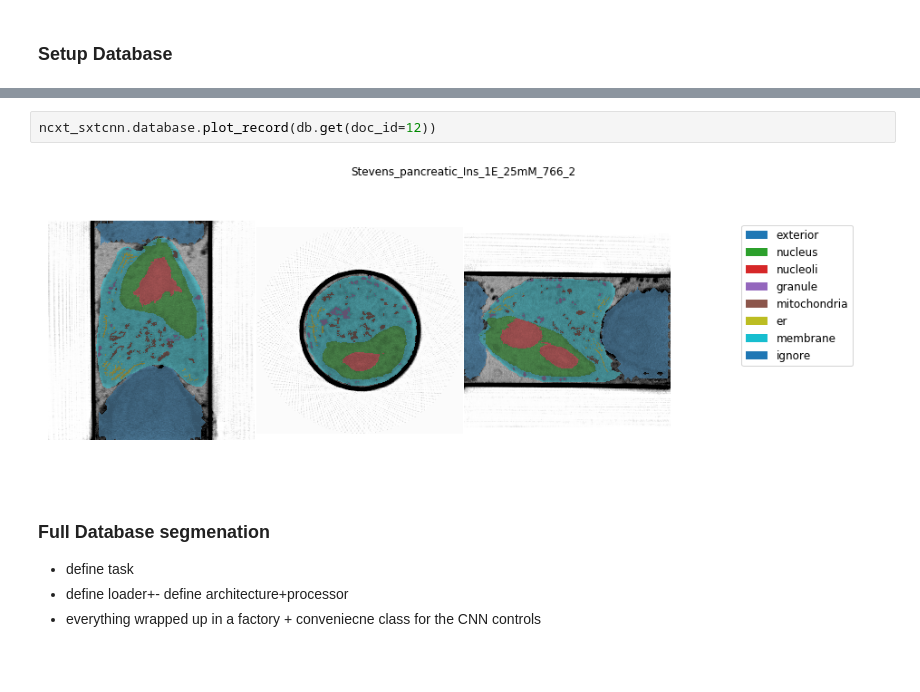
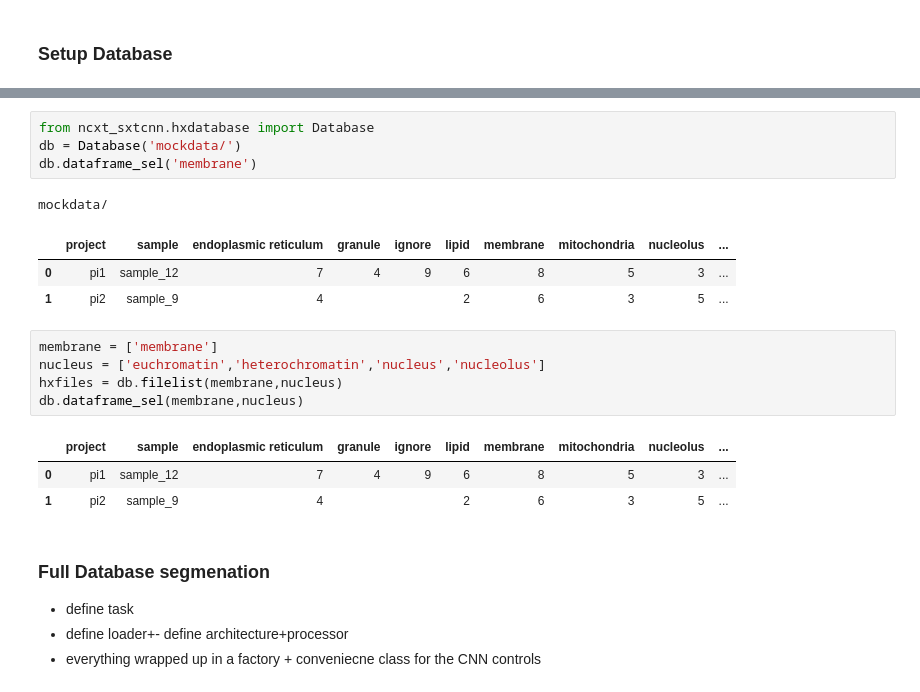
Before and after one commit to ncxt/ncxt_sxtcnn, a Jupyter notebook: example_ncxt.ipynb, the cells around one changed output, grey strips where cells are left out. Saved outputs shown, nothing was run; the diff lists cells and outputs as text; blank space fills up the shorter version.

```diff
--- a/example_ncxt.ipynb
+++ b/example_ncxt.ipynb
@@ -20,7 +12,21 @@ for s in os.listdir(folder)[:12]:
-# %%
-ncxt_sxtcnn.database.plot_record(db.get(doc_id=12))
-# %% [output]
-[figure, removed]
+# %%
+from ncxt_sxtcnn.hxdatabase import Database
+db = Database('mockdata/')
+db.dataframe_sel('membrane')
+# %% [output]
+mockdata/
+|  | project | sample | endoplasmic reticulum | granule | ignore | lipid | membrane | mitochondria | nucleolus | ... |
+| 0 | pi1 | sample_12 | 7 | 4 | 9 | 6 | 8 | 5 | 3 | ... |
+| 1 | pi2 | sample_9 | 4 |  |  | 2 | 6 | 3 | 5 | ... |
+# %%
+membrane = ['membrane']
+nucleus = ['euchromatin','heterochromatin','nucleus','nucleolus']
+hxfiles = db.filelist(membrane,nucleus)
+db.dataframe_sel(membrane,nucleus)
+# %% [output]
+|  | project | sample | endoplasmic reticulum | granule | ignore | lipid | membrane | mitochondria | nucleolus | ... |
+| 0 | pi1 | sample_12 | 7 | 4 | 9 | 6 | 8 | 5 | 3 | ... |
+| 1 | pi2 | sample_9 | 4 |  |  | 2 | 6 | 3 | 5 | ... |
 # %% [markdown]
 ### Full Database segmenation
 - define task
```
Also changed, not shown: parts of 7 cells of this notebook, 8 other files.
